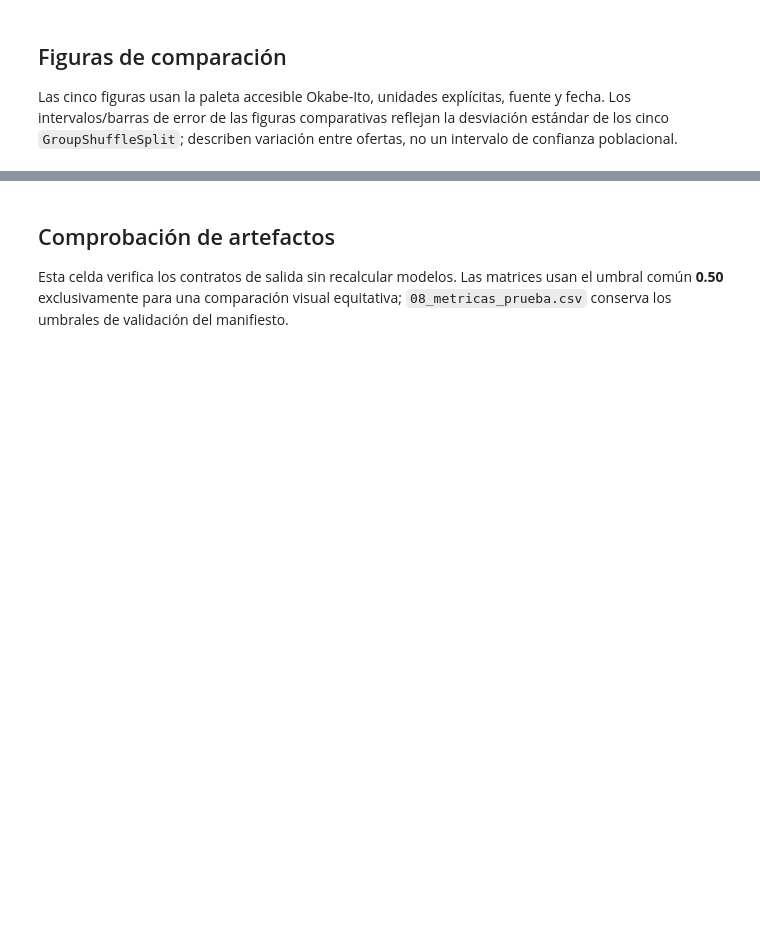
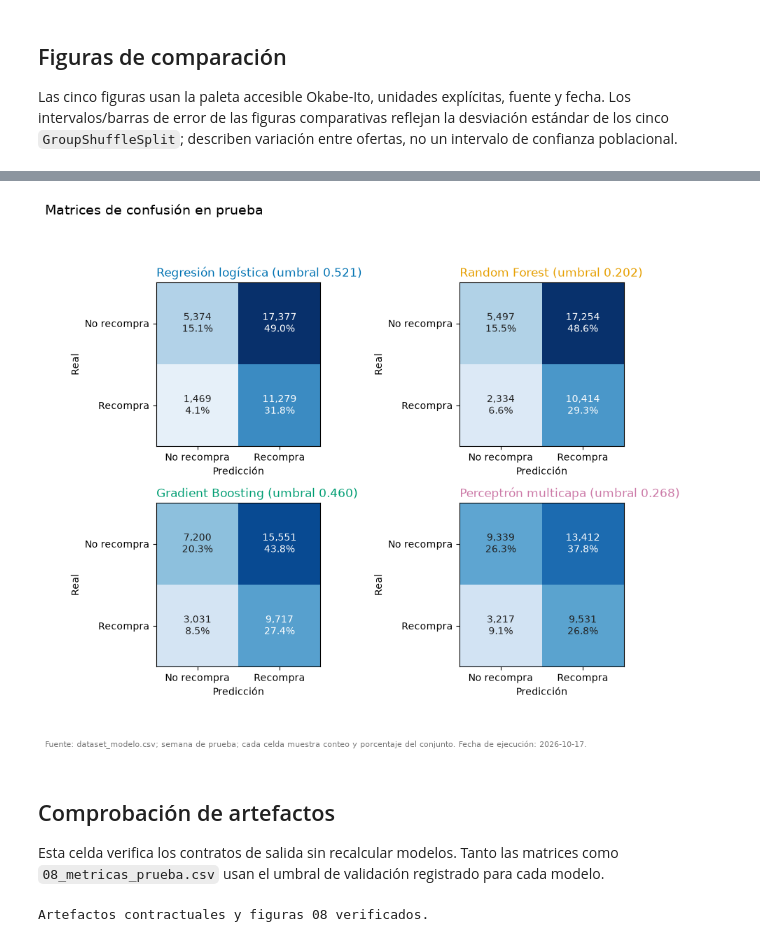
Before and after one commit to JosFer720/Proyecto-02-Data-Science, a Jupyter notebook: notebooks/08_evaluacion_y_comparacion.ipynb, the cells around one changed output, grey strips where cells are left out. Saved outputs shown, nothing was run; the diff lists cells and outputs as text; code cells hidden in the pictures; blank space fills up the shorter version.

```diff
--- a/notebooks/08_evaluacion_y_comparacion.ipynb
+++ b/notebooks/08_evaluacion_y_comparacion.ipynb
@@ -269,29 +326,30 @@ plt.show()
 # %%
-# Pregunta: ¿qué tipo de errores produce cada modelo con una regla de decisión común?
-UMBRAL_COMUN = 0.50
+# Pregunta: ¿qué tipo de errores produce cada modelo con el umbral elegido en validación?
 fig, ejes = plt.subplots(2, 2, figsize=(9, 8))
-matrices = {nombre: metricas_binarias(prueba['repeater'], probabilidades[nombre], umbral=UMBRAL_COMUN) for nombre in NOMBRES_MODELOS}
+matrices = {nombre: metricas_binarias(prueba['repeater'], probabilidades[nombre], umbral=FICHAS[nombre]['umbral']) for nombre in NOMBRES_MODELOS}
 maximo = max(max(m['tn'], m['fp'], m['fn'], m['tp']) for m in matrices.values())
 for ax, nombre in zip(ejes.flat, NOMBRES_MODELOS):
     m = matrices[nombre]
     matriz = np.array([[m['tn'], m['fp']], [m['fn'], m['tp']]])
     ax.imshow(matriz, cmap='Blues', vmin=0, vmax=maximo)
     for (fila, col), valor in np.ndenumerate(matriz):
         ax.text(col, fila, f'{valor:,}\n{valor / len(prueba):.1%}', ha='center', va='center', color='white' if valor > maximo * .55 else '#222222')
     ax.set_xticks([0, 1], ['No recompra', 'Recompra'])
     ax.set_yticks([0, 1], ['No recompra', 'Recompra'])
     ax.set_xlabel('Predicción')
     ax.set_ylabel('Real')
-    ax.set_title(etiquetas[nombre], loc='left', color=COLORES[NOMBRES_MODELOS.index(nombre)], fontsize=12)
-fig.suptitle('Matrices de confusión en prueba — umbral común 0.50', x=0.01, ha='left', fontsize=14)
+    ax.set_title(f"{etiquetas[nombre]} (umbral {FICHAS[nombre]['umbral']:.3f})", loc='left', color=COLORES[NOMBRES_MODELOS.index(nombre)], fontsize=12)
+fig.suptitle('Matrices de confusión en prueba', x=0.01, ha='left', fontsize=14)
 fig.tight_layout(rect=(0, 0.08, 1, 0.93))
 pie(fig, 'dataset_modelo.csv; semana de prueba; cada celda muestra conteo y porcentaje del conjunto')
 fig.savefig(FIGURES_DIR / '08_matrices_confusion.png', dpi=180, bbox_inches='tight')
 plt.show()
+# %% [output]
+[figure, added]
 # %% [markdown]
 ## Comprobación de artefactos
 
-Esta celda verifica los contratos de salida sin recalcular modelos. Las matrices usan el umbral común **0.50** exclusivamente para una comparación visual equitativa; `08_metricas_prueba.csv` conserva los umbrales de validación del manifiesto.
+Esta celda verifica los contratos de salida sin recalcular modelos. Tanto las matrices como `08_metricas_prueba.csv` usan el umbral de validación registrado para cada modelo.
 # %%
 rutas = [
     TABLES_DIR / '08_metricas_prueba.csv',
@@ -306,9 +364,11 @@ faltantes = [str(r) for r in rutas if not r.exists() or r.stat().st_size == 0]
 if faltantes:
     raise AssertionError(f'Artefactos faltantes o vacíos: {faltantes}')
 
-esperadas = {'id', 'offer', 'repeater', 'oferta_vista_entrenamiento', *(f"probabilidad_{n.removeprefix('07_')}" for n in NOMBRES_MODELOS)}
+esperadas = {'id', 'offer', 'repeater', 'oferta_vista_entrenamiento', *(f"probabilidad_{n.removeprefix('07_').removesuffix('_v2')}" for n in NOMBRES_MODELOS)}
 if set(predicciones_prueba.columns) != esperadas:
     raise AssertionError(f'Esquema de predicciones inválido: {predicciones_prueba.columns.tolist()}')
 if set(metricas_prueba['modelo']) != set(NOMBRES_MODELOS):
     raise AssertionError('Faltan métricas de algún modelo congelado.')
 print('Artefactos contractuales y figuras 08 verificados.')
+# %% [output]
+Artefactos contractuales y figuras 08 verificados.
```
Also changed, not shown: parts of 7 cells of this notebook, 11 other files.
